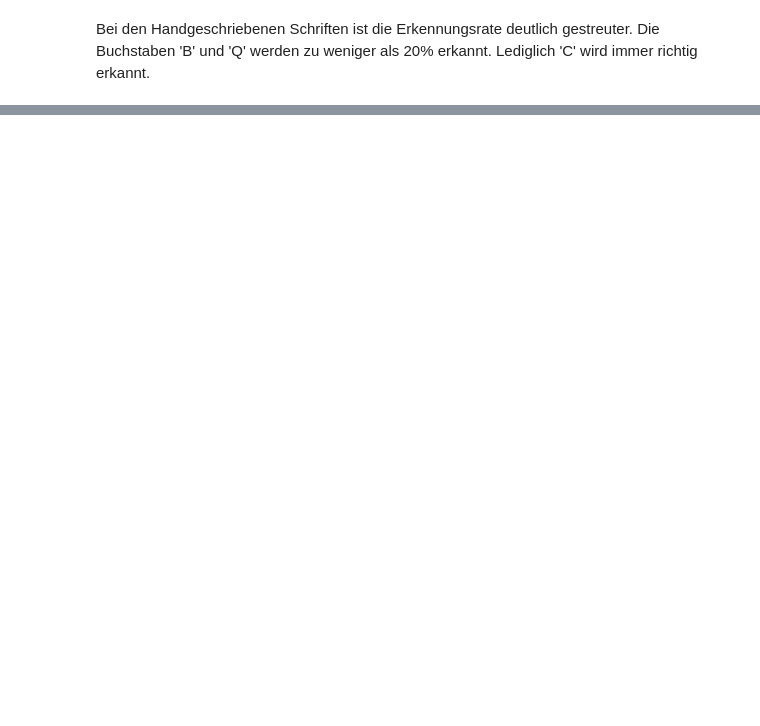
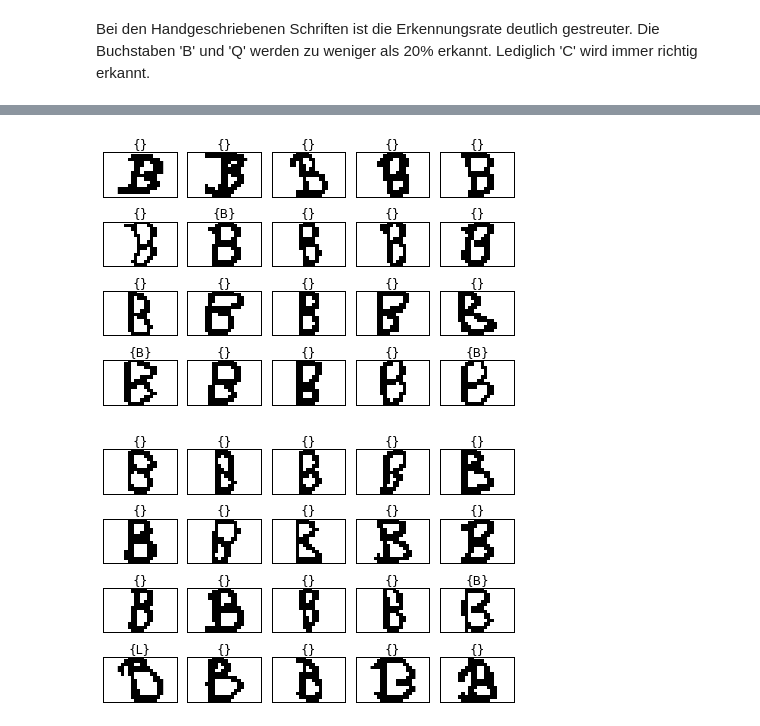
Before and after one commit to SoulReav0r/LearningSoftcomputingSS16, a Jupyter notebook: notebook.ipynb, the cells around one changed output, grey strips where cells are left out. Drawn from its saved outputs; the diff is of its cells as text; code cells hidden in the pictures; blank space fills up the shorter version.

```diff
--- a/notebook.ipynb
+++ b/notebook.ipynb
@@ -317,0 +322,20 @@ plt.show()
+# %%
+def print_char_list(chars):
+    fig, ax = plt.subplots(nrows=4, ncols=5, sharex=True, sharey=True)
+    ax = ax.flatten()
+    for i in range(0,20):
+        predictedArray = mlp.predict(chars[i].reshape(1, -1))[0]
+        img = chars[i].reshape(14,14)
+        ax[i].imshow(img, cmap='Greys', interpolation='nearest')
+        ax[i].set_title('{%s}' % (determinePredictedCharacters(predictedArray)))
+    ax[0].set_xticks([])
+    ax[0].set_yticks([])
+    plt.tight_layout()
+    plt.show()
+
+b_list = getCharList(x_testH, 1)
+print_char_list(b_list[:20])
+print_char_list(b_list[20:])
+# %% [output]
+[figure, added]
+[figure, added]
```
Also changed, not shown: parts of 8 cells of this notebook.
